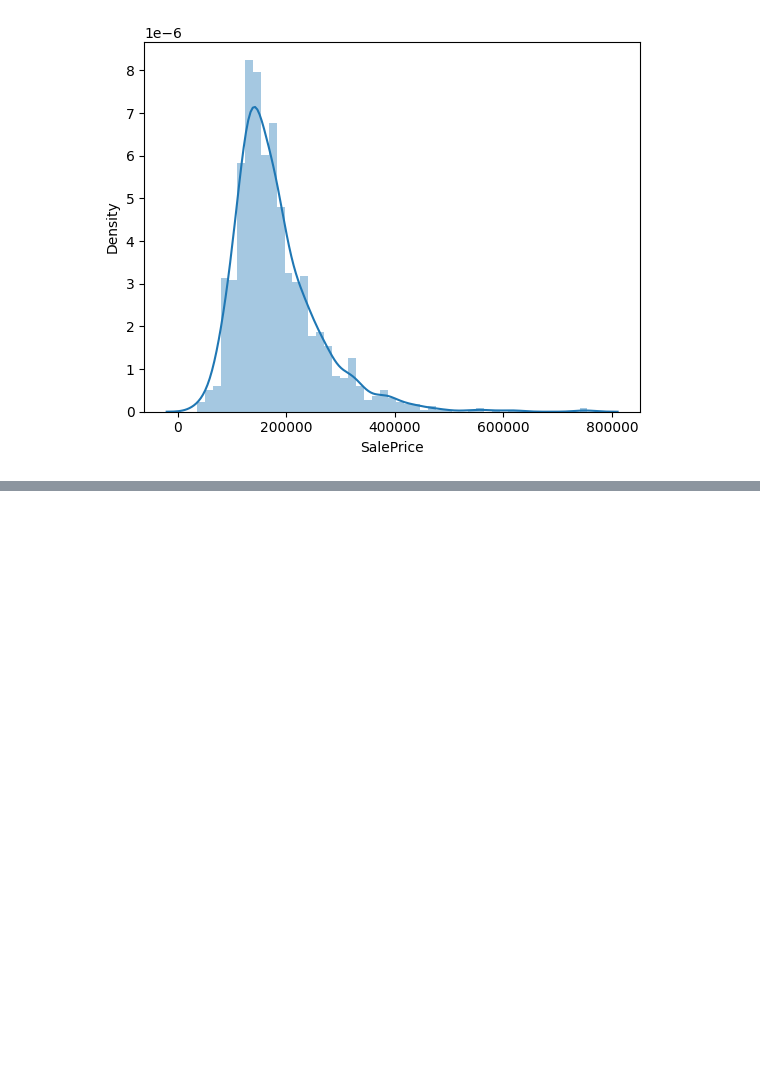
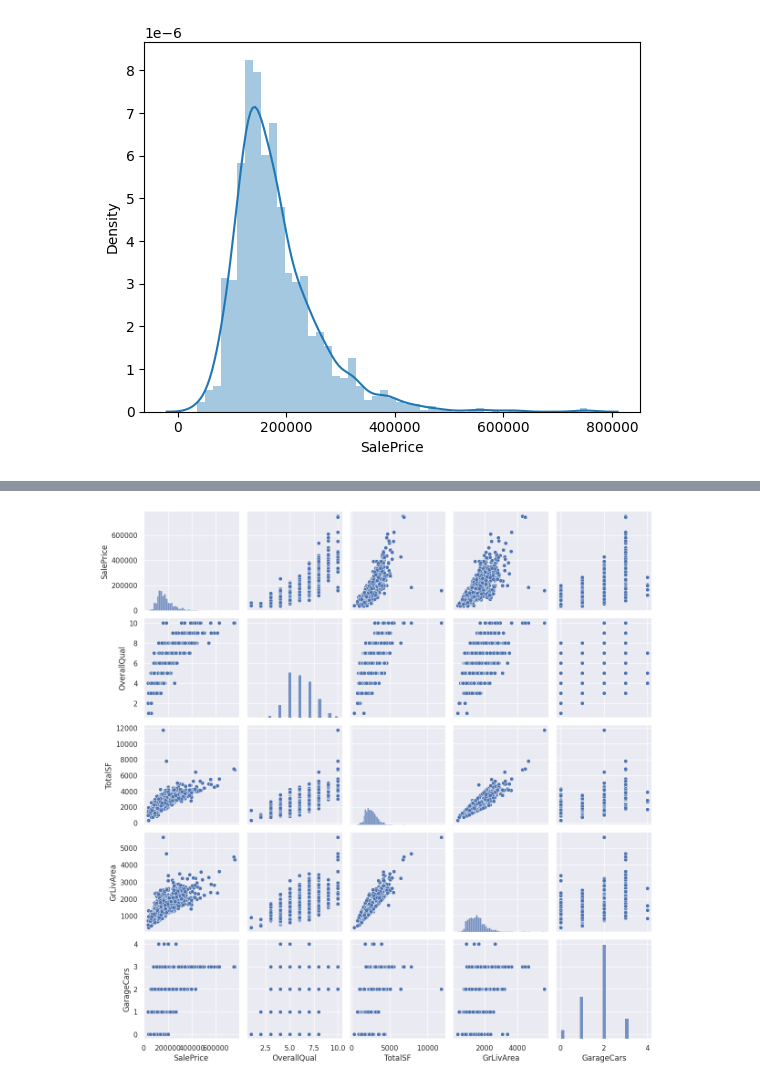
Before and after one commit to fperez-alldev/ccd-usac-ago-2025, a Jupyter notebook: class2/class2.ipynb, the cells around one changed output, grey strips where cells are left out. Saved outputs shown, nothing was run; the diff lists cells and outputs as text; code cells hidden in the pictures; blank space fills up the shorter version.

```diff
--- a/class2/class2.ipynb
+++ b/class2/class2.ipynb
@@ -180 +183,9 @@ WoodDeckSF      0.324413
 Name: SalePrice, dtype: float64
+# %%
+#scatterplot
+sns.set_theme()
+cols = ['SalePrice', 'OverallQual', 'TotalSF', 'GrLivArea', 'GarageCars']
+sns.pairplot(df_fe[cols], size = 2.5)
+plt.show();
+# %% [output]
+[figure, added]
```
Also changed, not shown: parts of 6 cells of this notebook.
